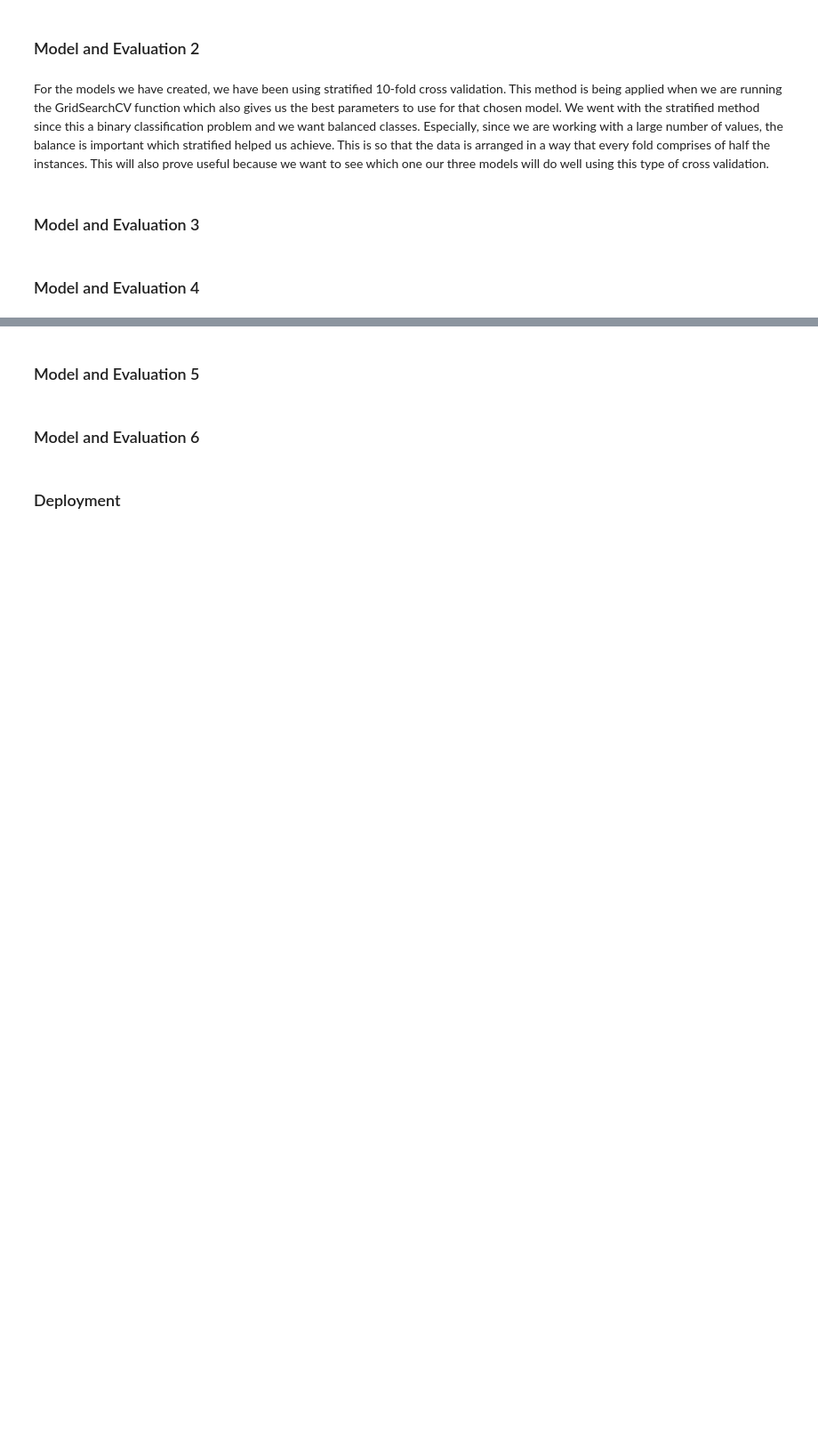
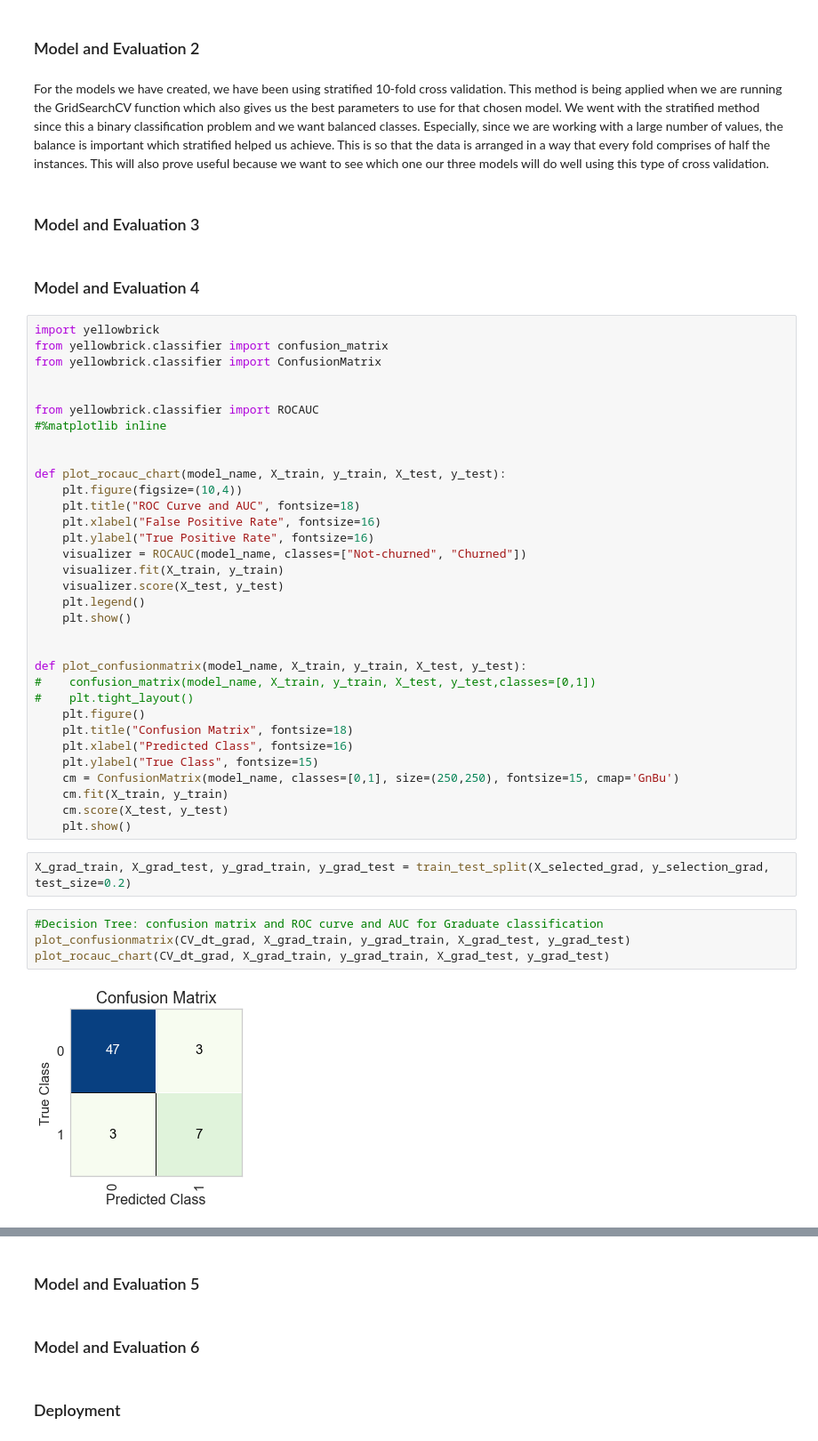
Before and after one commit to mcgrupp2/DS7331_termProject, a Jupyter notebook: work in progress copies/Rough Draft Lab 2 with intro update.ipynb, the cells around one changed output, grey strips where cells are left out. Shown: that part at 89% size. Cells and saved outputs as stored; diff of their text form; blank space fills up the shorter version.

Commit message:
Added CM, ROC curve, AUC details in model and evaluation section 4
Added CM, ROC curve, AUC details in model and evaluation section 4

```diff
--- a/work in progress copies/Rough Draft Lab 2 with intro update.ipynb
+++ b/work in progress copies/Rough Draft Lab 2 with intro update.ipynb
@@ -691,3 +691,44 @@ For the models we have created, we have been using stratified 10-fold cross vali
 ### Model and Evaluation 3
 # %% [markdown]
 ### Model and Evaluation 4
+# %%
+import yellowbrick
+from yellowbrick.classifier import confusion_matrix
+from yellowbrick.classifier import ConfusionMatrix
+
+
+from yellowbrick.classifier import ROCAUC
+#%matplotlib inline
+
+
+def plot_rocauc_chart(model_name, X_train, y_train, X_test, y_test):
+    plt.figure(figsize=(10,4))
+    plt.title("ROC Curve and AUC", fontsize=18)
+    plt.xlabel("False Positive Rate", fontsize=16)
+    plt.ylabel("True Positive Rate", fontsize=16)
+    visualizer = ROCAUC(model_name, classes=["Not-churned", "Churned"])
+    visualizer.fit(X_train, y_train)
+    visualizer.score(X_test, y_test)
+    plt.legend()
+    plt.show()
+
+
+def plot_confusionmatrix(model_name, X_train, y_train, X_test, y_test):
+#    confusion_matrix(model_name, X_train, y_train, X_test, y_test,classes=[0,1])
+#    plt.tight_layout()
+    plt.figure()
+    plt.title("Confusion Matrix", fontsize=18)
+    plt.xlabel("Predicted Class", fontsize=16)
+    plt.ylabel("True Class", fontsize=15)
+    cm = ConfusionMatrix(model_name, classes=[0,1], size=(250,250), fontsize=15, cmap='GnBu')
+    cm.fit(X_train, y_train)
+    cm.score(X_test, y_test)
+    plt.show()
+# %%
+X_grad_train, X_grad_test, y_grad_train, y_grad_test = train_test_split(X_selected_grad, y_selection_grad, test_size=0.2)
+# %%
+#Decision Tree: confusion matrix and ROC curve and AUC for Graduate classification
+plot_confusionmatrix(CV_dt_grad, X_grad_train, y_grad_train, X_grad_test, y_grad_test)
+plot_rocauc_chart(CV_dt_grad, X_grad_train, y_grad_train, X_grad_test, y_grad_test)
+# %% [output]
+[figure, added]
```
Also changed, not shown: parts of 11 cells of this notebook.
